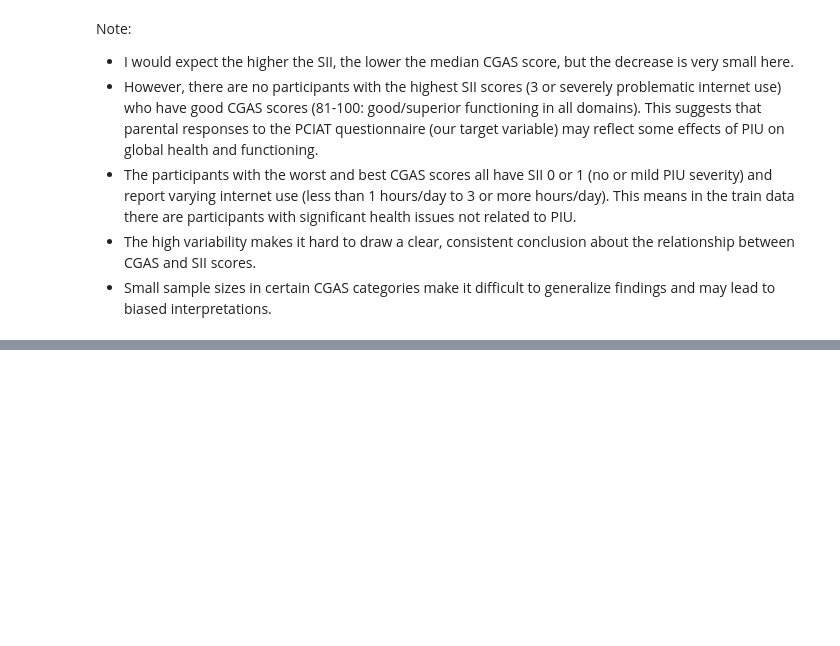
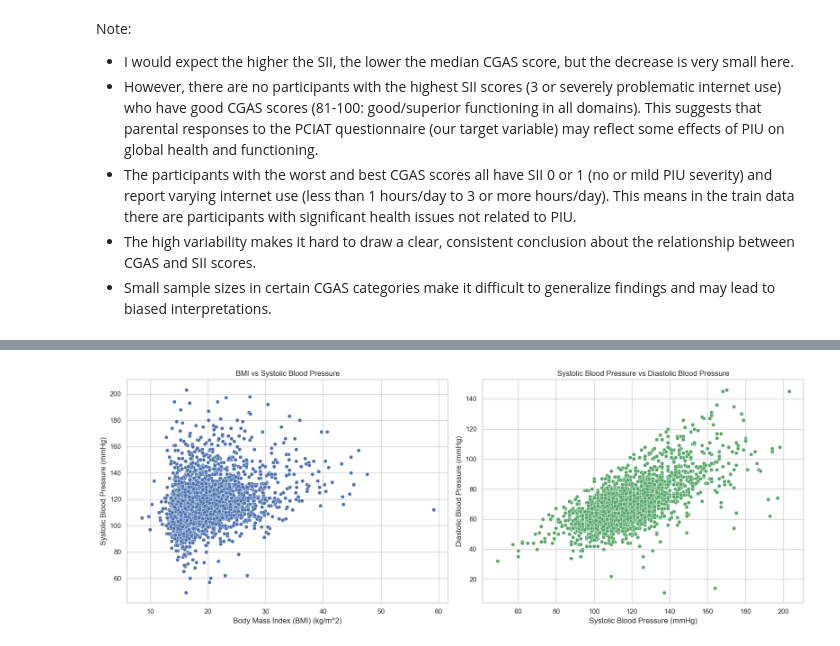
Before and after one commit to AdityaMarne/Kaggle_projects, a Jupyter notebook: ProblematicInternetUse/notebooks/EDA.ipynb, the cells around one changed output, grey strips where cells are left out. Drawn from its saved outputs; the diff is of its cells as text; code cells hidden in the pictures; blank space fills up the shorter version.

```diff
--- a/ProblematicInternetUse/notebooks/EDA.ipynb
+++ b/ProblematicInternetUse/notebooks/EDA.ipynb
@@ -1183,0 +1387,22 @@ Note:
+# %%
+fig, axes = plt.subplots(1, 2, figsize=(16, 6))
+
+# BMI vs Systolic Blood Pressure
+sns.scatterplot(x='Physical-BMI', y='Physical-Systolic_BP', data=train, ax=axes[0], color='b')
+axes[0].set_title('BMI vs Systolic Blood Pressure')
+axes[0].set_xlabel('Body Mass Index (BMI) (kg/m^2)')
+axes[0].set_ylabel('Systolic Blood Pressure (mmHg)')
+
+# Systolic Blood Pressure vs Diastolic Blood Pressure
+sns.scatterplot(
+    x='Physical-Systolic_BP', y='Physical-Diastolic_BP',
+    data=train, ax=axes[1], color='g'
+)
+axes[1].set_title('Systolic Blood Pressure vs Diastolic Blood Pressure')
+axes[1].set_xlabel('Systolic Blood Pressure (mmHg)')
+axes[1].set_ylabel('Diastolic Blood Pressure (mmHg)')
+
+plt.tight_layout()
+plt.show()
+# %% [output]
+[figure, added]
```
Also changed, not shown: parts of 36 cells of this notebook.
